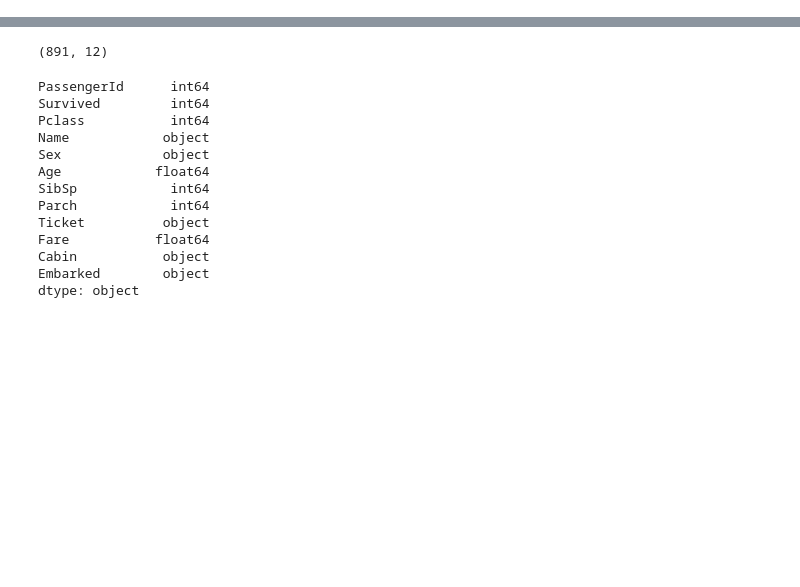
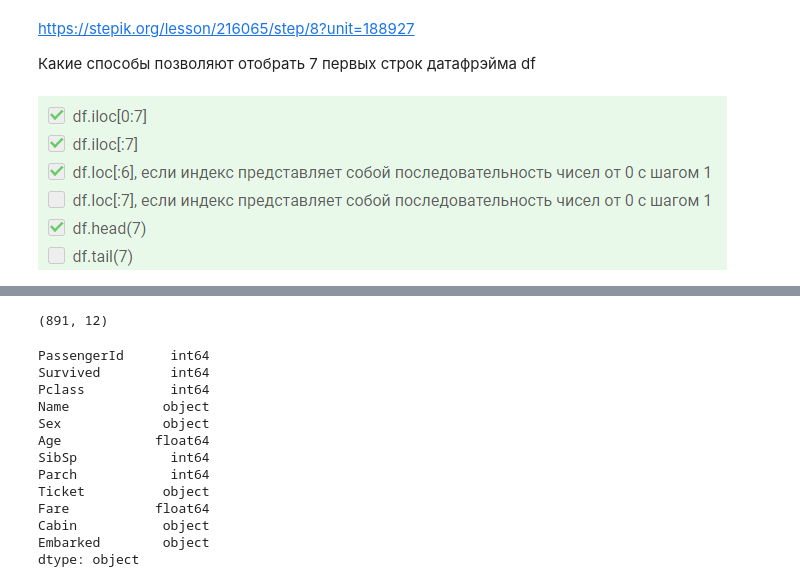
Before and after one commit to vavilovnv/Data-analysis, a Jupyter notebook: Intro to DS and ML/1_Intro.ipynb, the cells around one changed output, grey strips where cells are left out. Drawn from its saved outputs; the diff is of its cells as text; code cells hidden in the pictures; blank space fills up the shorter version.

```diff
--- a/Intro to DS and ML/1_Intro.ipynb
+++ b/Intro to DS and ML/1_Intro.ipynb
@@ -16,0 +14,8 @@ df = pd.read_csv('https://stepik.org/media/attachments/course/4852/titanic.csv')
+# %% [markdown]
+https://stepik.org/lesson/216065/step/8?unit=188927
+
+Какие способы позволяют отобрать 7 первых строк датафрэйма df
+# %%
+Image('.\Screens\Ans_1_4_1.png')
+# %% [output]
+[figure, added]
```
Also changed, not shown: parts of 87 cells of this notebook, 2 other files.
